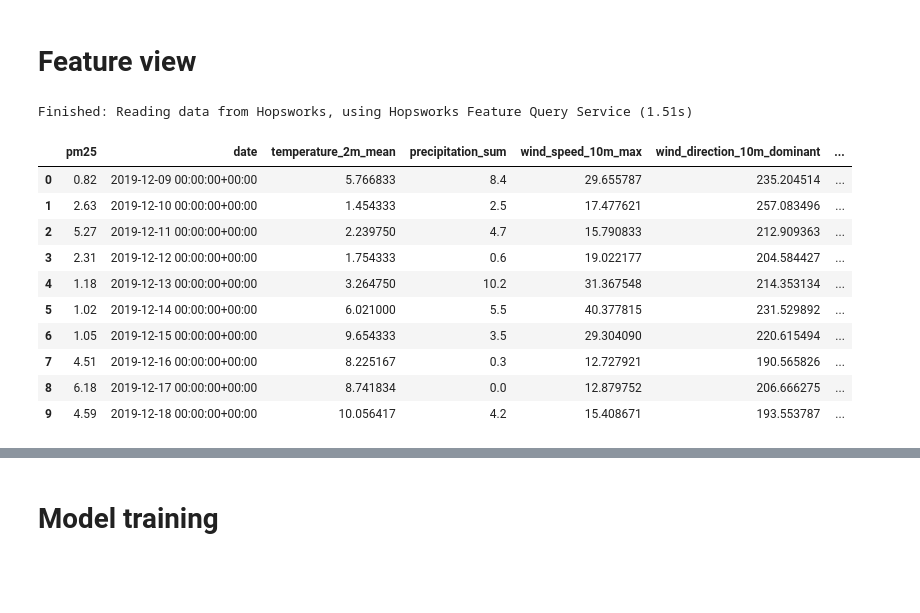
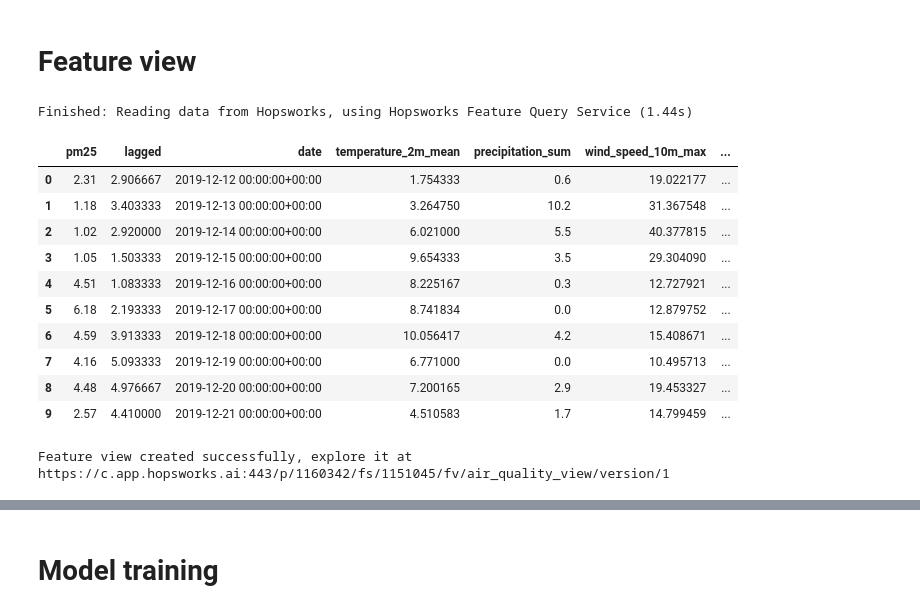
Before and after one commit to Arraying/Reutlingen, a Jupyter notebook: 3_training.ipynb, the cells around one changed output, grey strips where cells are left out. Saved outputs shown, nothing was run; the diff lists cells and outputs as text; code cells hidden in the pictures; blank space fills up the shorter version.

```diff
--- a/3_training.ipynb
+++ b/3_training.ipynb
@@ -37,21 +37,21 @@ weather_fg = fs.get_feature_group(
 # %% [markdown]
 # Feature view
 # %%
-selected_features = air_quality_fg.select(["pm25"]).join(weather_fg.select_all(), on=["city"])
+selected_features = air_quality_fg.select(["pm25", "lagged"]).join(weather_fg.select_all(), on=["city"])
 selected_features.show(10)
 # %% [output]
-Finished: Reading data from Hopsworks, using Hopsworks Feature Query Service (1.51s)
+Finished: Reading data from Hopsworks, using Hopsworks Feature Query Service (1.44s)
-|  | pm25 | date | temperature_2m_mean | precipitation_sum | wind_speed_10m_max | wind_direction_10m_dominant | ... |
-| 0 | 0.82 | 2019-12-09 00:00:00+00:00 | 5.766833 | 8.4 | 29.655787 | 235.204514 | ... |
-| 1 | 2.63 | 2019-12-10 00:00:00+00:00 | 1.454333 | 2.5 | 17.477621 | 257.083496 | ... |
-| 2 | 5.27 | 2019-12-11 00:00:00+00:00 | 2.239750 | 4.7 | 15.790833 | 212.909363 | ... |
-| 3 | 2.31 | 2019-12-12 00:00:00+00:00 | 1.754333 | 0.6 | 19.022177 | 204.584427 | ... |
-| 4 | 1.18 | 2019-12-13 00:00:00+00:00 | 3.264750 | 10.2 | 31.367548 | 214.353134 | ... |
-| 5 | 1.02 | 2019-12-14 00:00:00+00:00 | 6.021000 | 5.5 | 40.377815 | 231.529892 | ... |
-| 6 | 1.05 | 2019-12-15 00:00:00+00:00 | 9.654333 | 3.5 | 29.304090 | 220.615494 | ... |
-| 7 | 4.51 | 2019-12-16 00:00:00+00:00 | 8.225167 | 0.3 | 12.727921 | 190.565826 | ... |
-| 8 | 6.18 | 2019-12-17 00:00:00+00:00 | 8.741834 | 0.0 | 12.879752 | 206.666275 | ... |
-| 9 | 4.59 | 2019-12-18 00:00:00+00:00 | 10.056417 | 4.2 | 15.408671 | 193.553787 | ... |
+|  | pm25 | lagged | date | temperature_2m_mean | precipitation_sum | wind_speed_10m_max | ... |
+| 0 | 2.31 | 2.906667 | 2019-12-12 00:00:00+00:00 | 1.754333 | 0.6 | 19.022177 | ... |
+| 1 | 1.18 | 3.403333 | 2019-12-13 00:00:00+00:00 | 3.264750 | 10.2 | 31.367548 | ... |
+| 2 | 1.02 | 2.920000 | 2019-12-14 00:00:00+00:00 | 6.021000 | 5.5 | 40.377815 | ... |
+| 3 | 1.05 | 1.503333 | 2019-12-15 00:00:00+00:00 | 9.654333 | 3.5 | 29.304090 | ... |
+| 4 | 4.51 | 1.083333 | 2019-12-16 00:00:00+00:00 | 8.225167 | 0.3 | 12.727921 | ... |
+| 5 | 6.18 | 2.193333 | 2019-12-17 00:00:00+00:00 | 8.741834 | 0.0 | 12.879752 | ... |
+| 6 | 4.59 | 3.913333 | 2019-12-18 00:00:00+00:00 | 10.056417 | 4.2 | 15.408671 | ... |
+| 7 | 4.16 | 5.093333 | 2019-12-19 00:00:00+00:00 | 6.771000 | 0.0 | 10.495713 | ... |
+| 8 | 4.48 | 4.976667 | 2019-12-20 00:00:00+00:00 | 7.200165 | 2.9 | 19.453327 | ... |
+| 9 | 2.57 | 4.410000 | 2019-12-21 00:00:00+00:00 | 4.510583 | 1.7 | 14.799459 | ... |
 # %%
 feature_view = fs.get_or_create_feature_view(
     name="air_quality_view",
@@ -60,5 +60,8 @@ feature_view = fs.get_or_create_feature_view(
     labels=["pm25"],
     query=selected_features,
 )
+# %% [output]
+Feature view created successfully, explore it at
+https://c.app.hopsworks.ai:443/p/1160342/fs/1151045/fv/air_quality_view/version/1
 # %%
 # Note: we have ~18k data points, so a year would be 20%.
```
Also changed, not shown: parts of 9 cells of this notebook, 7 other files.
